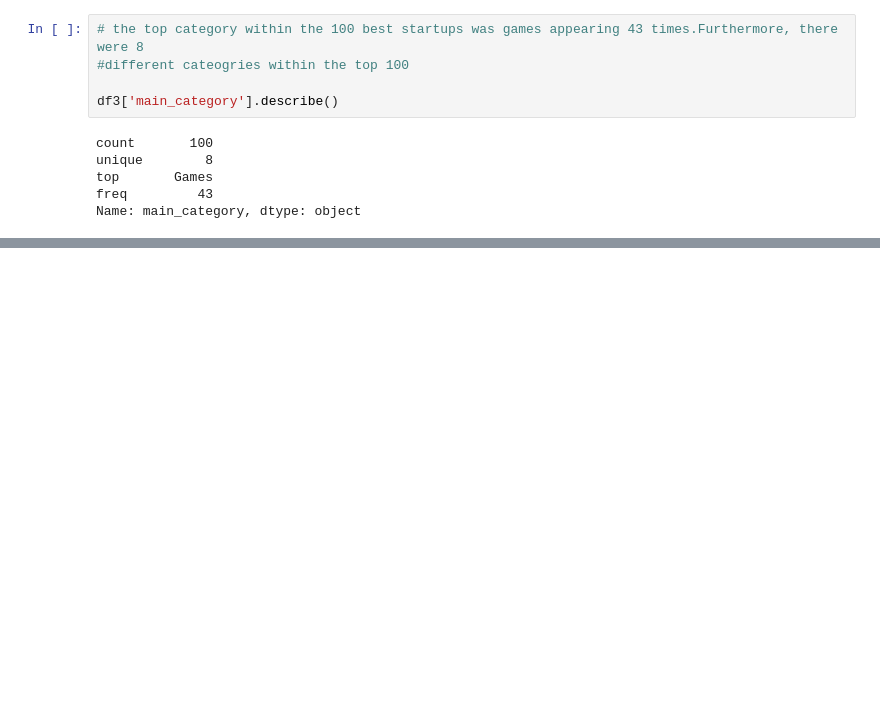
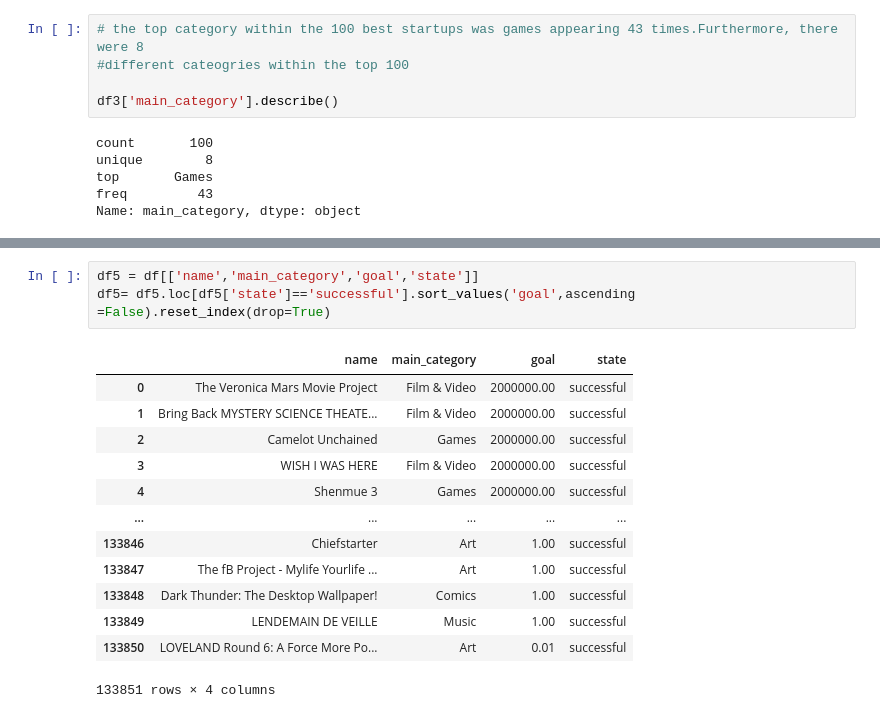
Before and after one commit to data301-2020-winter1/KickstarterAnalytics, a Jupyter notebook: analysis/davidpinos/DavidEDA.ipynb, the cells around one changed output, grey strips where cells are left out. Cells and saved outputs as stored; diff of their text form; blank space fills up the shorter version.

```diff
--- a/analysis/davidpinos/DavidEDA.ipynb
+++ b/analysis/davidpinos/DavidEDA.ipynb
@@ -112,0 +101,17 @@ Name: main_category, dtype: object
+# %%
+df5 = df[['name','main_category','goal','state']]
+df5= df5.loc[df5['state']=='successful'].sort_values('goal',ascending =False).reset_index(drop=True)
+# %% [output]
+|  | name | main_category | goal | state |
+| 0 | The Veronica Mars Movie Project | Film & Video | 2000000.00 | successful |
+| 1 | Bring Back MYSTERY SCIENCE THEATE... | Film & Video | 2000000.00 | successful |
+| 2 | Camelot Unchained | Games | 2000000.00 | successful |
+| 3 | WISH I WAS HERE | Film & Video | 2000000.00 | successful |
+| 4 | Shenmue 3 | Games | 2000000.00 | successful |
+| ... | ... | ... | ... | ... |
+| 133846 | Chiefstarter | Art | 1.00 | successful |
+| 133847 | The fB Project - Mylife Yourlife ... | Art | 1.00 | successful |
+| 133848 | Dark Thunder: The Desktop Wallpaper! | Comics | 1.00 | successful |
+| 133849 | LENDEMAIN DE VEILLE | Music | 1.00 | successful |
+| 133850 | LOVELAND Round 6: A Force More Po... | Art | 0.01 | successful |
+133851 rows × 4 columns
```
Also changed, not shown: parts of 7 cells of this notebook, 1 other file.
